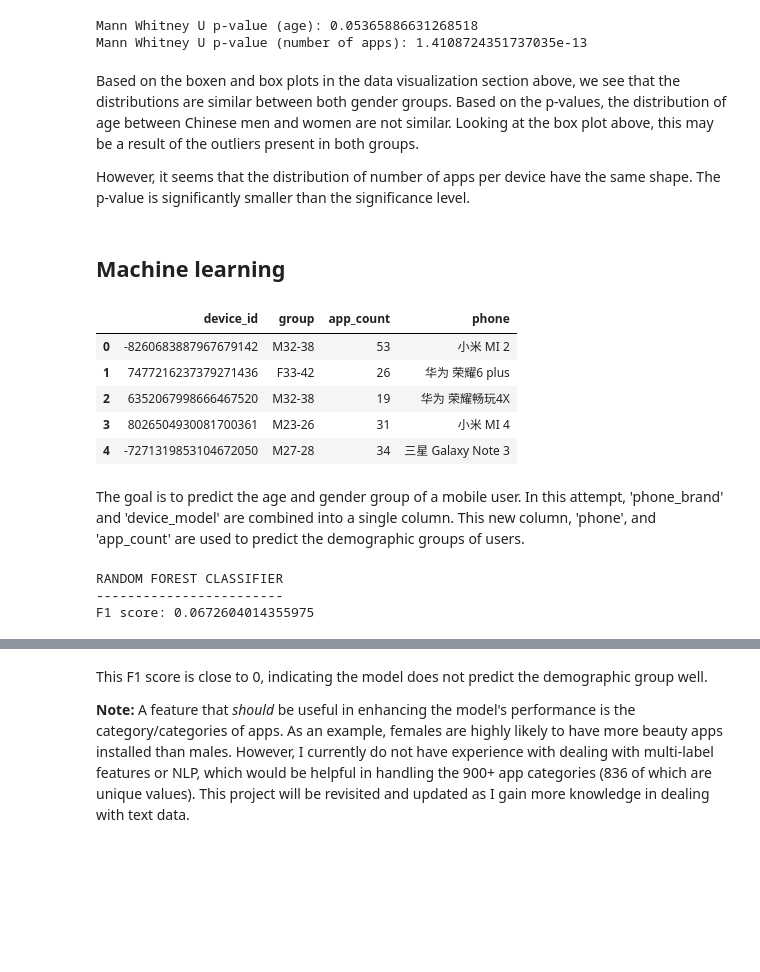
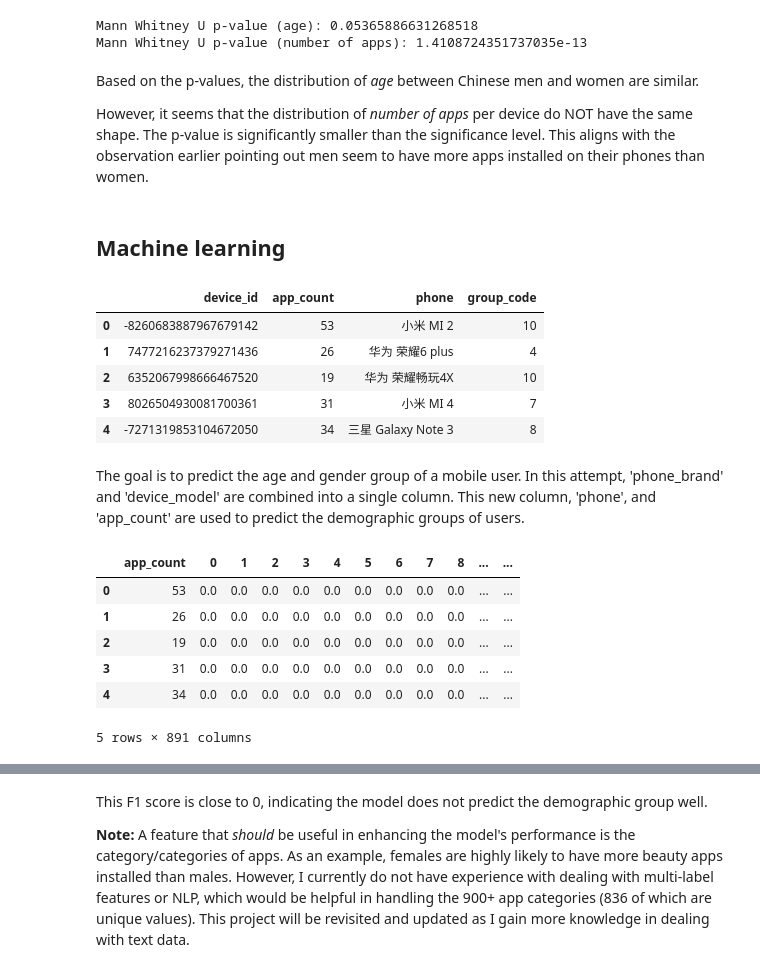
Before and after one commit to wu72/Capstone2, a Jupyter notebook: Capstone2_TalkingData_Final.ipynb, the cells around one changed output, grey strips where cells are left out. Saved outputs shown, nothing was run; the diff lists cells and outputs as text; code cells hidden in the pictures; blank space fills up the shorter version.

Commit message:
revised report and ppt. also updated notebook

```diff
--- a/Capstone2_TalkingData_Final.ipynb
+++ b/Capstone2_TalkingData_Final.ipynb
@@ -423,28 +423,35 @@ print('Mann Whitney U p-value (number of apps):', pval_app)
 Mann Whitney U p-value (age): 0.05365886631268518
 Mann Whitney U p-value (number of apps): 1.4108724351737035e-13
 # %% [markdown]
-Based on the boxen and box plots in the data visualization section above, we see that the distributions are similar between both gender groups. Based on the p-values, the distribution of age between Chinese men and women are not similar. Looking at the box plot above, this may be a result of the outliers present in both groups.
+Based on the p-values, the distribution of *age* between Chinese men and women are similar.
 
-However, it seems that the distribution of number of apps per device have the same shape. The p-value is significantly smaller than the significance level.
+However, it seems that the distribution of *number of apps* per device do NOT have the same shape. The p-value is significantly smaller than the significance level. This aligns with the observation earlier pointing out men seem to have more apps installed on their phones than women.
 # %% [markdown]
 ## Machine learning
 # %%
 # ------------------------------------------------------------------------
 # GETTING DATASET IN DESIRED FORMAT IN PREPARATION FOR MACHINE LEARNING  |
 # -----------------------------------------------------------------------
 
 X = gender_info.copy()
 X['phone'] = X.phone_brand + ' ' + X.device_model
-X = X.drop(['gender', 'age', 'phone_brand', 'device_model'], axis = 1)
+
+# ----------------------------------------
+# CONVERT GENDER/AGE CATEGORY TO NUMBER  |
+# ---------------------------------------
+
+X['group'] = pd.Categorical(X.group)
+X['group_code'] = X.group.cat.codes
+X = X.drop(['gender', 'age', 'group', 'phone_brand', 'device_model'], axis = 1)
 
 X.head()
 # %% [output]
-|  | device_id | group | app_count | phone |
-| 0 | -8260683887967679142 | M32-38 | 53 | 小米 MI 2 |
-| 1 | 7477216237379271436 | F33-42 | 26 | 华为 荣耀6 plus |
-| 2 | 6352067998666467520 | M32-38 | 19 | 华为 荣耀畅玩4X |
-| 3 | 8026504930081700361 | M23-26 | 31 | 小米 MI 4 |
-| 4 | -7271319853104672050 | M27-28 | 34 | 三星 Galaxy Note 3 |
+|  | device_id | app_count | phone | group_code |
+| 0 | -8260683887967679142 | 53 | 小米 MI 2 | 10 |
+| 1 | 7477216237379271436 | 26 | 华为 荣耀6 plus | 4 |
+| 2 | 6352067998666467520 | 19 | 华为 荣耀畅玩4X | 10 |
+| 3 | 8026504930081700361 | 31 | 小米 MI 4 | 7 |
+| 4 | -7271319853104672050 | 34 | 三星 Galaxy Note 3 | 8 |
 # %% [markdown]
 The goal is to predict the age and gender group of a mobile user. In this attempt, 'phone_brand' and 'device_model' are combined into a single column. This new column, 'phone', and 'app_count' are used to predict the demographic groups of users.
 # %%
@@ -455,7 +462,8 @@ The goal is to predict the age and gender group of a mobile user. In this attemp
 rfc = RandomForestClassifier()
 h = FeatureHasher(n_features = 890, input_type = 'string')
 
-X_predictor = X.drop(['device_id', 'group'], axis = 1)
+X_predictor = X.drop(['device_id', 'group_code'], axis = 1)
+X_target = X.group_code
 
 # ------------------
 # HASHING 'phone'  |
@@ -466,30 +474,12 @@ phones_hash = h.transform(phones.values)
 phones_hash = pd.DataFrame(phones_hash.toarray())
 X_predictor = pd.concat([X_predictor, phones_hash], axis=1)
 X_predictor = X_predictor.drop(['phone'], axis = 1)
-
-# ----------------------------------------------
-# ENCODE 'group' (ALSO A CATEGORICAL FEATURE)  |
-# ---------------------------------------------
-
-X_target = pd.get_dummies(X.group)
-
-# --------------------------------------------------
-# SPLIT INTO TRAINING/TEST SETS & FIT AND PREDICT  |
-# -------------------------------------------------
-
-X_train, X_test, y_train, y_test = train_test_split(X_predictor, X_target, test_size = 0.3, random_state = 42)
-
-rfc.fit(X_train, y_train)
-y_pred = rfc.predict(X_test)
-
-# -------------------
-# PRINTING RESULTS  |
-# ------------------
-
-print('RANDOM FOREST CLASSIFIER')
-print('------------------------')
-print('F1 score:', f1_score(y_test, y_pred, average = 'micro'))
+X_predictor.head()
 # %% [output]
+|  | app_count | 0 | 1 | 2 | 3 | 4 | 5 | 6 | 7 | 8 | ... | ... |
+| 0 | 53 | 0.0 | 0.0 | 0.0 | 0.0 | 0.0 | 0.0 | 0.0 | 0.0 | 0.0 | ... | ... |
+| 1 | 26 | 0.0 | 0.0 | 0.0 | 0.0 | 0.0 | 0.0 | 0.0 | 0.0 | 0.0 | ... | ... |
+| 2 | 19 | 0.0 | 0.0 | 0.0 | 0.0 | 0.0 | 0.0 | 0.0 | 0.0 | 0.0 | ... | ... |
+| 3 | 31 | 0.0 | 0.0 | 0.0 | 0.0 | 0.0 | 0.0 | 0.0 | 0.0 | 0.0 | ... | ... |
+| 4 | 34 | 0.0 | 0.0 | 0.0 | 0.0 | 0.0 | 0.0 | 0.0 | 0.0 | 0.0 | ... | ... |
-RANDOM FOREST CLASSIFIER
-------------------------
-F1 score: 0.0672604014355975
+5 rows × 891 columns
```
Also changed, not shown: parts of 1 cell of this notebook, 4 other files.
